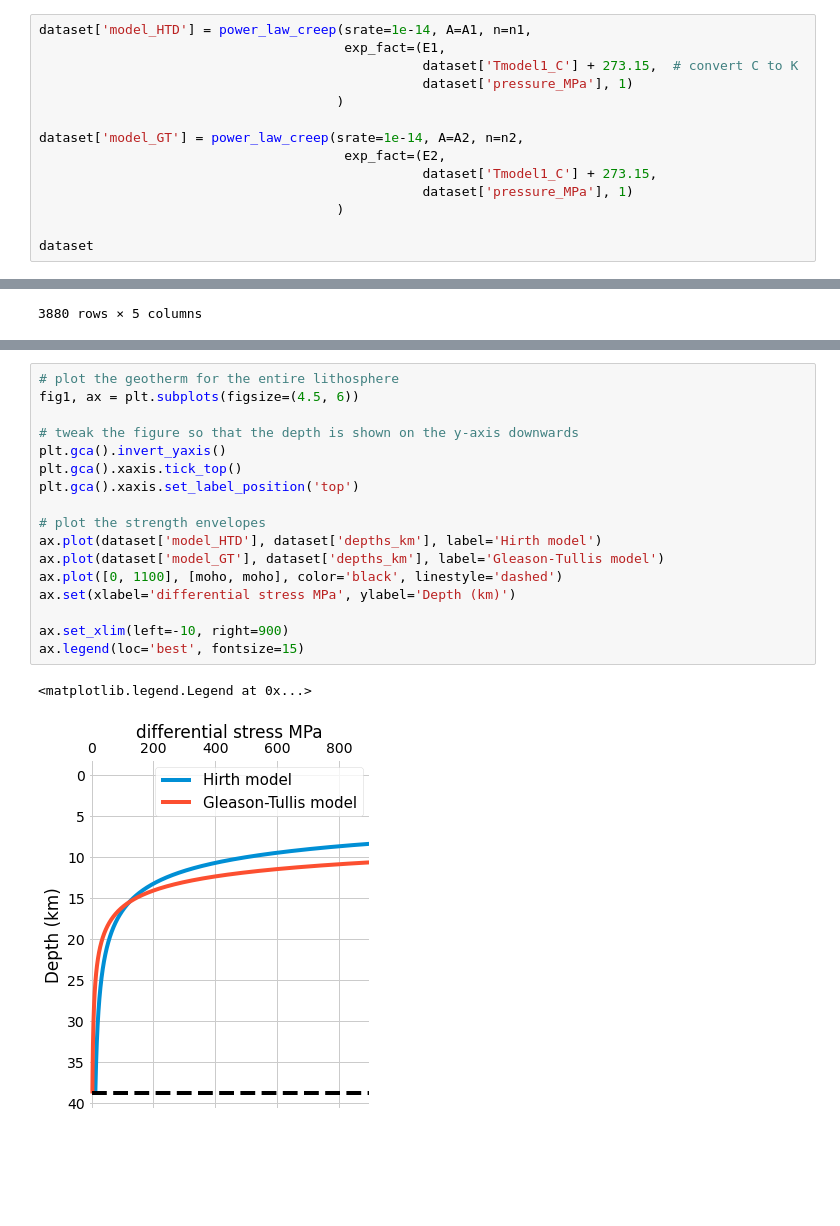
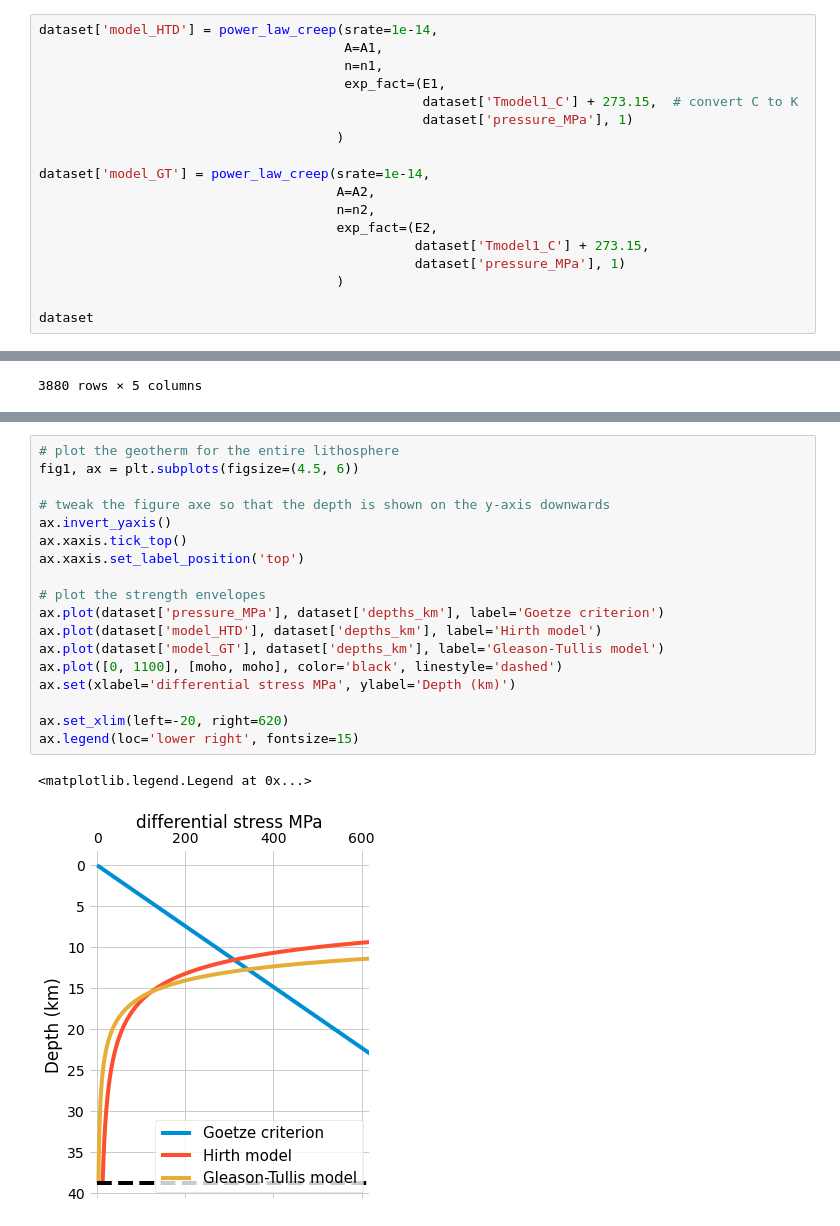
Before and after one commit to marcoalopez/strength_envelopes, a Jupyter notebook: notebooks/creep_flow_laws.ipynb, the cells around one changed output, grey strips where cells are left out. Drawn from its saved outputs; the diff is of its cells as text; blank space fills up the shorter version.

```diff
--- a/notebooks/creep_flow_laws.ipynb
+++ b/notebooks/creep_flow_laws.ipynb
@@ -188,16 +188,20 @@ n2, E2, A2 = quartz('GT_wet')
 # %% [markdown]
 estimate the differential stress at steady-state using 1.0e-14 $s^{-1}$ as the reference average shear strain rate in the ductile lithosphere.
 # %%
-dataset['model_HTD'] = power_law_creep(srate=1e-14, A=A1, n=n1,
+dataset['model_HTD'] = power_law_creep(srate=1e-14,
+                                       A=A1,
+                                       n=n1,
                                        exp_fact=(E1,
                                                  dataset['Tmodel1_C'] + 273.15,  # convert C to K
                                                  dataset['pressure_MPa'], 1)
                                       )
 
-dataset['model_GT'] = power_law_creep(srate=1e-14, A=A2, n=n2,
-                                       exp_fact=(E2,
-                                                 dataset['Tmodel1_C'] + 273.15,
-                                                 dataset['pressure_MPa'], 1)
+dataset['model_GT'] = power_law_creep(srate=1e-14,
+                                      A=A2,
+                                      n=n2,
+                                      exp_fact=(E2,
+                                                dataset['Tmodel1_C'] + 273.15,
+                                                dataset['pressure_MPa'], 1)
                                       )
 
 dataset
@@ -218,20 +227,21 @@ dataset
 # %%
 # plot the geotherm for the entire lithosphere
 fig1, ax = plt.subplots(figsize=(4.5, 6))
 
-# tweak the figure so that the depth is shown on the y-axis downwards
-plt.gca().invert_yaxis()
-plt.gca().xaxis.tick_top()
-plt.gca().xaxis.set_label_position('top')
+# tweak the figure axe so that the depth is shown on the y-axis downwards
+ax.invert_yaxis()
+ax.xaxis.tick_top()
+ax.xaxis.set_label_position('top')
 
 # plot the strength envelopes
+ax.plot(dataset['pressure_MPa'], dataset['depths_km'], label='Goetze criterion')
 ax.plot(dataset['model_HTD'], dataset['depths_km'], label='Hirth model')
 ax.plot(dataset['model_GT'], dataset['depths_km'], label='Gleason-Tullis model')
 ax.plot([0, 1100], [moho, moho], color='black', linestyle='dashed')
 ax.set(xlabel='differential stress MPa', ylabel='Depth (km)')
 
-ax.set_xlim(left=-10, right=900)
-ax.legend(loc='best', fontsize=15)
+ax.set_xlim(left=-20, right=620)
+ax.legend(loc='lower right', fontsize=15)
 # %% [output]
 <matplotlib.legend.Legend at 0x...>
-[figure, old version]
+[figure, new version]
```
Also changed, not shown: parts of 2 cells of this notebook, 1 other file.
